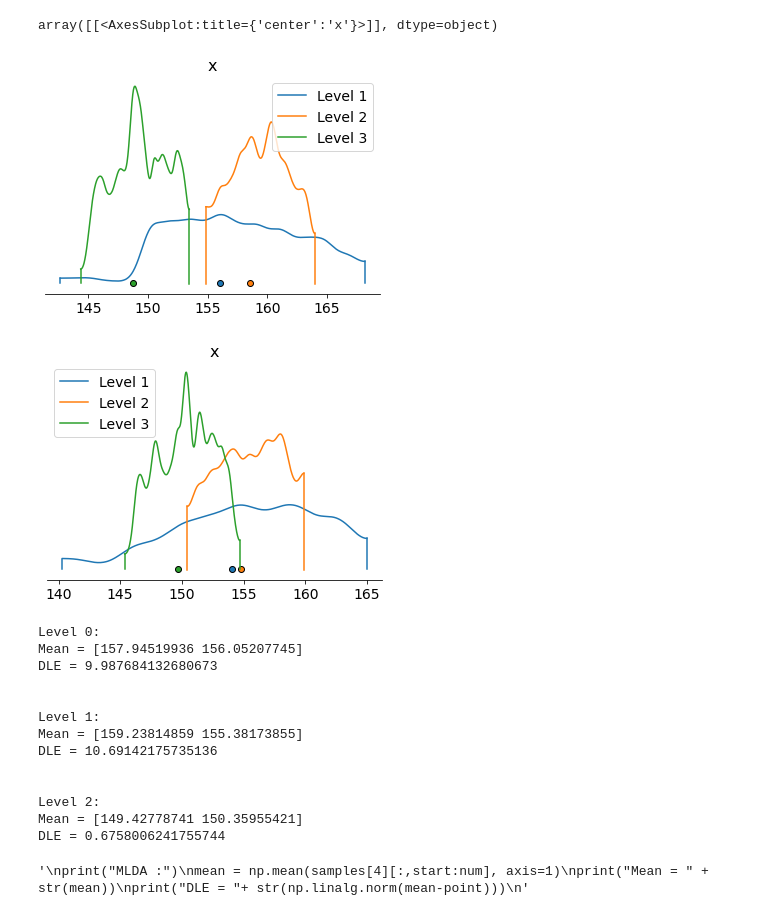
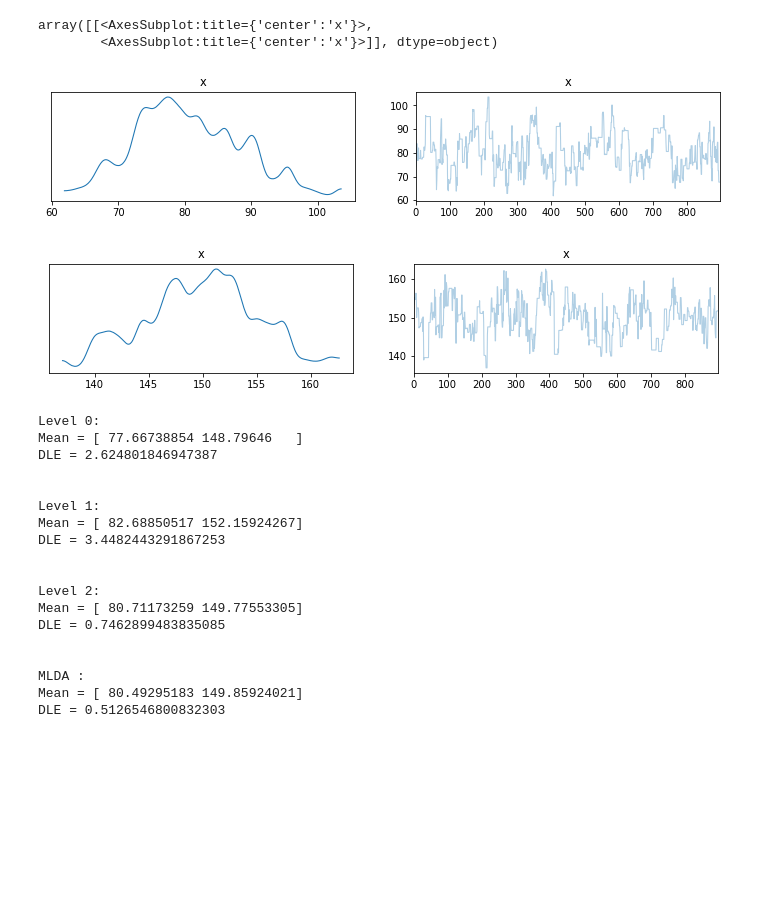
Before and after one commit to annegretW/Masterarbeit_EEG_Uncertainties, a Jupyter notebook: masterarbeit/2d/plot.ipynb, the cells around one changed output. Saved outputs shown, nothing was run; the diff lists cells and outputs as text; code cells hidden in the pictures; blank space fills up the shorter version.

```diff
--- a/masterarbeit/2d/plot.ipynb
+++ b/masterarbeit/2d/plot.ipynb
@@ -35,53 +44,40 @@ for i in range(len(sample_paths)):
-# %%
-s0 = []
-s1 = []
-start = 0
-
-data_labels = ["Level 1","Level 2","Level 3"]
-
-for i in range(len(sample_paths)):
-    s0.append(samples[i][0,start:])
-    s1.append(samples[i][1,start:])
-
-az.plot_density(s0, data_labels=data_labels)
-az.plot_density(s1, data_labels=data_labels)
-# %% [output]
-array([[<AxesSubplot:title={'center':'x'}>]], dtype=object)
-[figure, removed]
-[figure, removed]
+# %%
+az.plot_trace(mlda_samples[0,start_mlda:])
+az.plot_trace(mlda_samples[1,start_mlda:])
+# %% [output]
+array([[<AxesSubplot:title={'center':'x'}>,
+        <AxesSubplot:title={'center':'x'}>]], dtype=object)
+[figure, added]
+[figure, added]
 # %%
-num = len(samples[0][0])
-start = 300
-#num = 100
-point = np.array([150,150])
-
 for i in range(len(sample_paths)):
     print("Level " + str(i) + ":")
-    mean = np.mean(samples[i][:,start:num], axis=1)
-    var = np.var(samples[i][:,start:num], axis=1)
+    mean = np.mean(samples[i][:,start:end], axis=1)
     print("Mean = " + str(mean))
-    #print("Variance = " + str(var))
     print("DLE = "+ str(np.linalg.norm(mean-point)))
     print("\n")
 
-'''
+
 print("MLDA :")
-mean = np.mean(samples[4][:,start:num], axis=1)
+mean = np.mean(mlda_samples[:,start_mlda:end_mlda], axis=1)
 print("Mean = " + str(mean))
 print("DLE = "+ str(np.linalg.norm(mean-point)))
-'''
 # %% [output]
 Level 0:
-Mean = [157.94519936 156.05207745]
-DLE = 9.987684132680673
+Mean = [ 77.66738854 148.79646   ]
+DLE = 2.624801846947387
 
 
 Level 1:
-Mean = [159.23814859 155.38173855]
-DLE = 10.69142175735136
+Mean = [ 82.68850517 152.15924267]
+DLE = 3.4482443291867253
 
 
 Level 2:
-Mean = [149.42778741 150.35955421]
-DLE = 0.6758006241755744
+Mean = [ 80.71173259 149.77553305]
+DLE = 0.7462899483835085
+
+
+MLDA :
+Mean = [ 80.49295183 149.85924021]
+DLE = 0.5126546800832303
-'\nprint("MLDA :")\nmean = np.mean(samples[4][:,start:num], axis=1)\nprint("Mean = " + str(mean))\nprint("DLE = "+ str(np.linalg.norm(mean-point)))\n'
```
Also changed, not shown: parts of 8 cells of this notebook, 1 other file.
